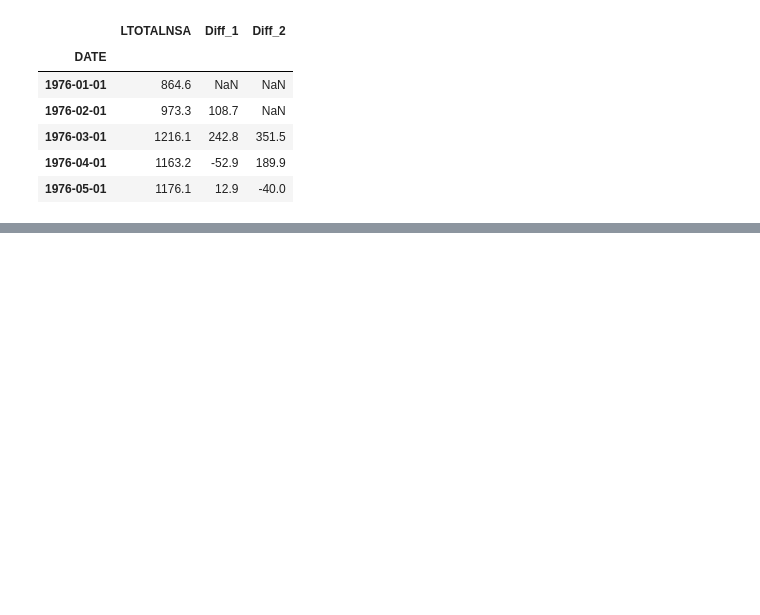
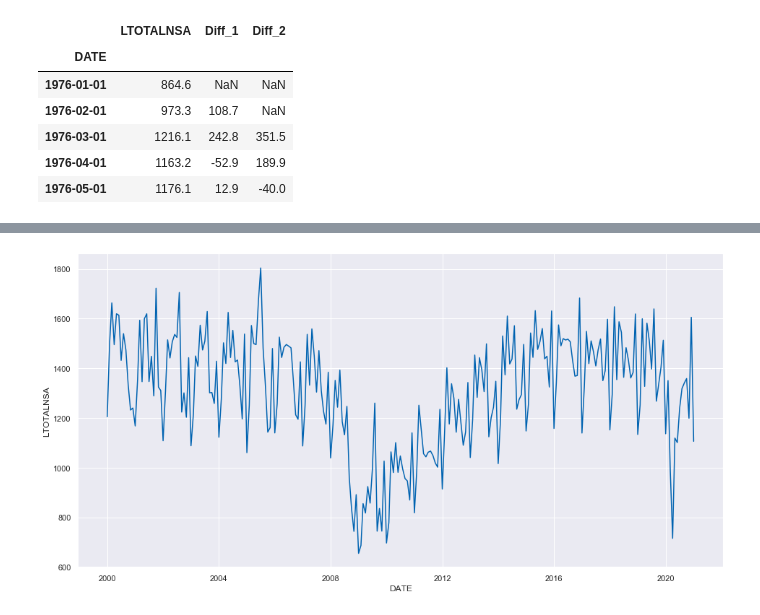
Before and after one commit to AI-MOO/Time_Series_Arabic_Explaination, a Jupyter notebook: 02-time_series_analysis.ipynb, the cells around one changed output, grey strips where cells are left out. Cells and saved outputs as stored; diff of their text form; code cells hidden in the pictures; blank space fills up the shorter version.

```diff
--- a/02-time_series_analysis.ipynb
+++ b/02-time_series_analysis.ipynb
@@ -292,0 +311,10 @@ df_diff.head()
+# %%
+import datetime as dt
+
+# تحديد تاريخ البداية والنهاية
+start = dt.datetime(2000, 1, 1)
+end = dt.datetime(2021, 1, 1)
+
+# اقتطاع الفترة المحددة
+df_2000_2020 = df.loc[start:end]
+df_2000_2020
@@ -292,0 +336,10 @@ df_diff.head()
+# %%
+# تهيئة التصوير البياني و أبعاده
+ax, fig = plt.subplots(figsize=(16,8))
+
+# تصوير السلسلة الزمنية
+sns.lineplot(data=df_2000_2020, x="DATE", y="LTOTALNSA",
+             color='#0063B1', )
+plt.show()
+# %% [output]
+[figure, added]
```
Also changed, not shown: parts of 17 cells of this notebook.
